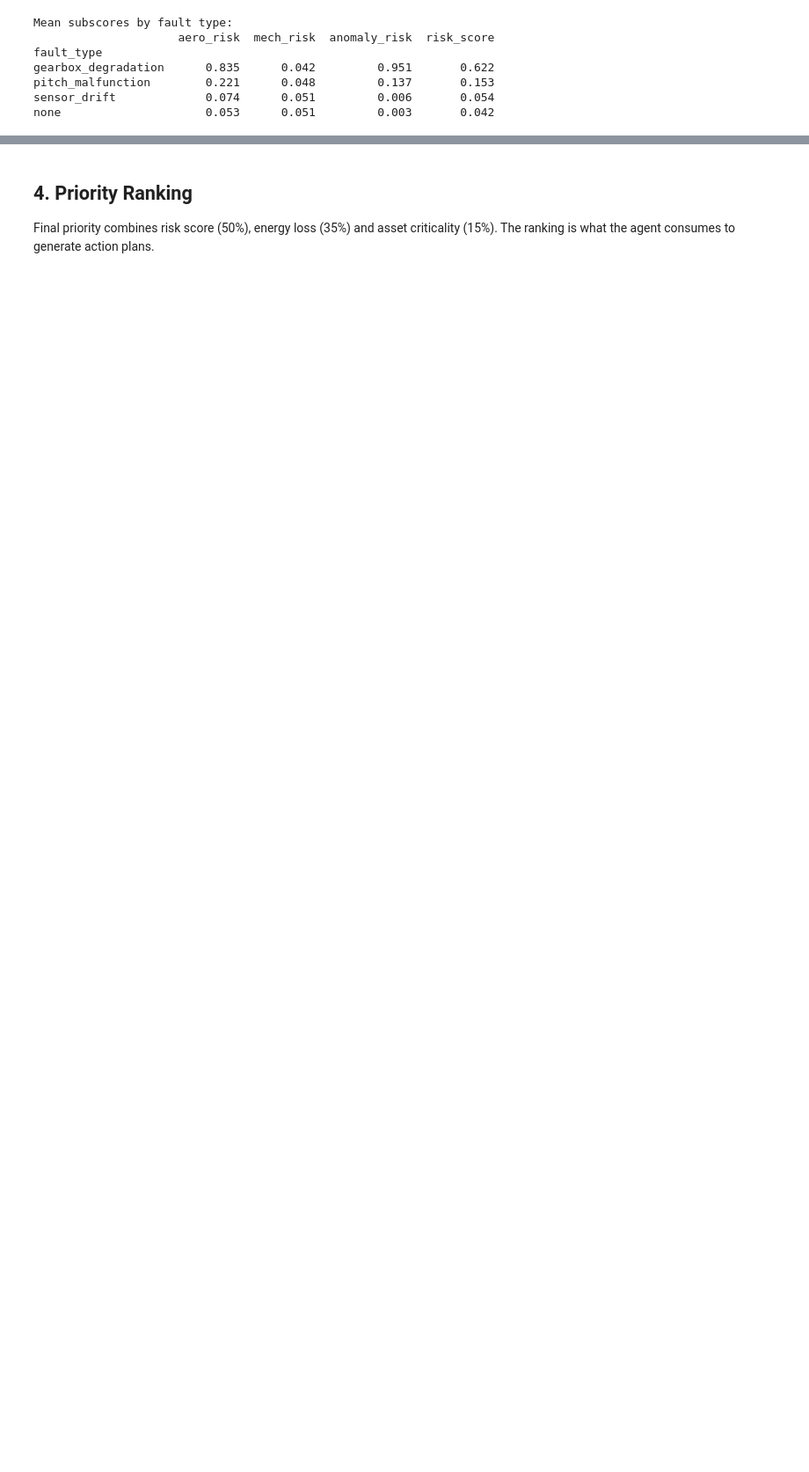
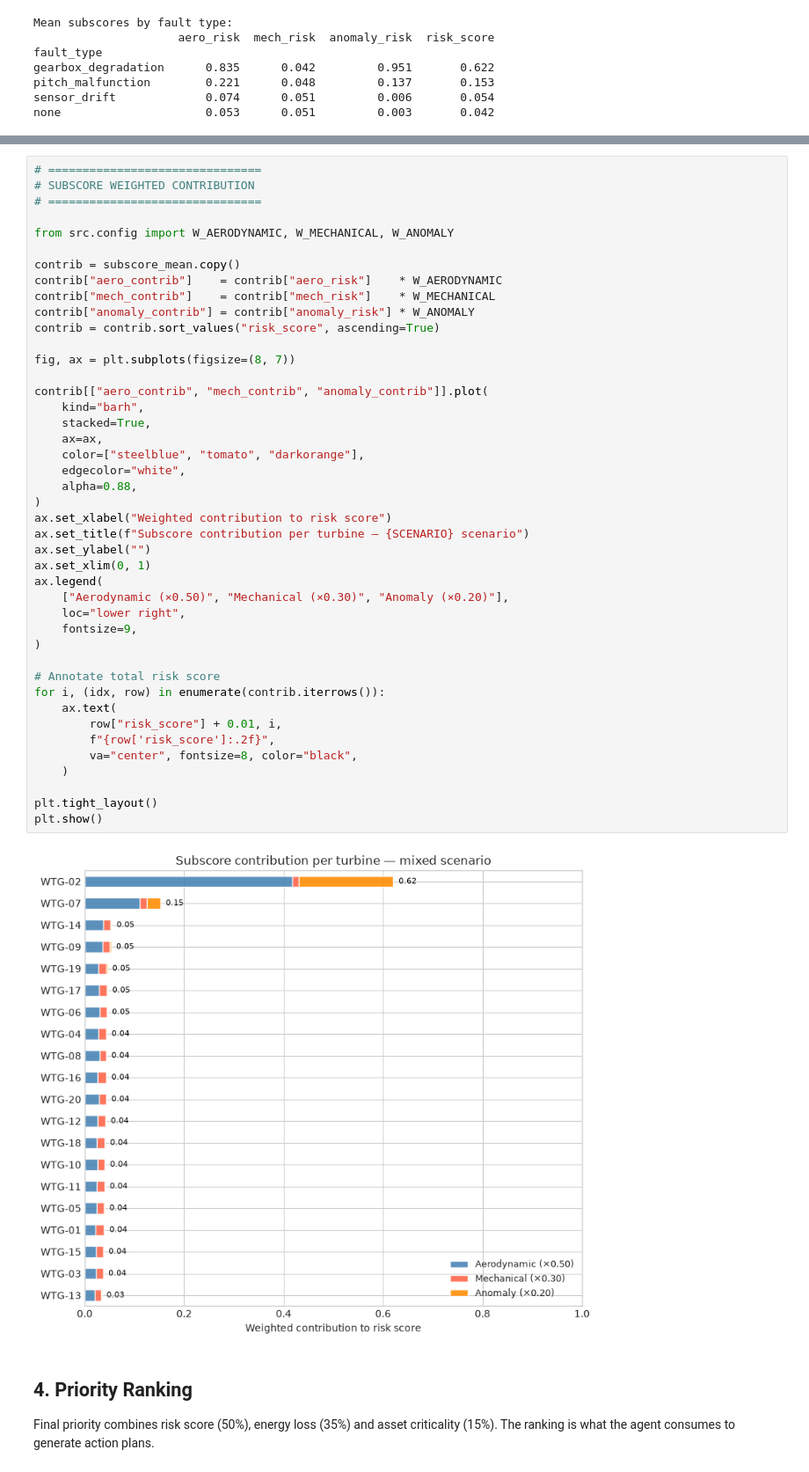
Before and after one commit to AdriARE/windops-ai-copilot, a Jupyter notebook: notebooks/02_features_and_scoring.ipynb, the cells around one changed output, grey strips where cells are left out. Shown at 88% size. Cells and saved outputs as stored; diff of their text form; blank space fills up the shorter version.

```diff
--- a/notebooks/02_features_and_scoring.ipynb
+++ b/notebooks/02_features_and_scoring.ipynb
@@ -328,3 +356,48 @@ none                     0.053      0.051         0.003       0.042
+# %%
+# ===============================
+# SUBSCORE WEIGHTED CONTRIBUTION
+# ===============================
+
+from src.config import W_AERODYNAMIC, W_MECHANICAL, W_ANOMALY
+
+contrib = subscore_mean.copy()
+contrib["aero_contrib"]    = contrib["aero_risk"]    * W_AERODYNAMIC
+contrib["mech_contrib"]    = contrib["mech_risk"]    * W_MECHANICAL
+contrib["anomaly_contrib"] = contrib["anomaly_risk"] * W_ANOMALY
+contrib = contrib.sort_values("risk_score", ascending=True)
+
+fig, ax = plt.subplots(figsize=(8, 7))
+
+contrib[["aero_contrib", "mech_contrib", "anomaly_contrib"]].plot(
+    kind="barh",
+    stacked=True,
+    ax=ax,
+    color=["steelblue", "tomato", "darkorange"],
+    edgecolor="white",
+    alpha=0.88,
+)
+ax.set_xlabel("Weighted contribution to risk score")
+ax.set_title(f"Subscore contribution per turbine — {SCENARIO} scenario")
+ax.set_ylabel("")
+ax.set_xlim(0, 1)
+ax.legend(
+    ["Aerodynamic (×0.50)", "Mechanical (×0.30)", "Anomaly (×0.20)"],
+    loc="lower right",
+    fontsize=9,
+)
+
+# Annotate total risk score
+for i, (idx, row) in enumerate(contrib.iterrows()):
+    ax.text(
+        row["risk_score"] + 0.01, i,
+        f"{row['risk_score']:.2f}",
+        va="center", fontsize=8, color="black",
+    )
+
+plt.tight_layout()
+plt.show()
+# %% [output]
+[figure, added]
 # %% [markdown]
 ## 4. Priority Ranking
 
```
Also changed, not shown: parts of 7 cells of this notebook.
